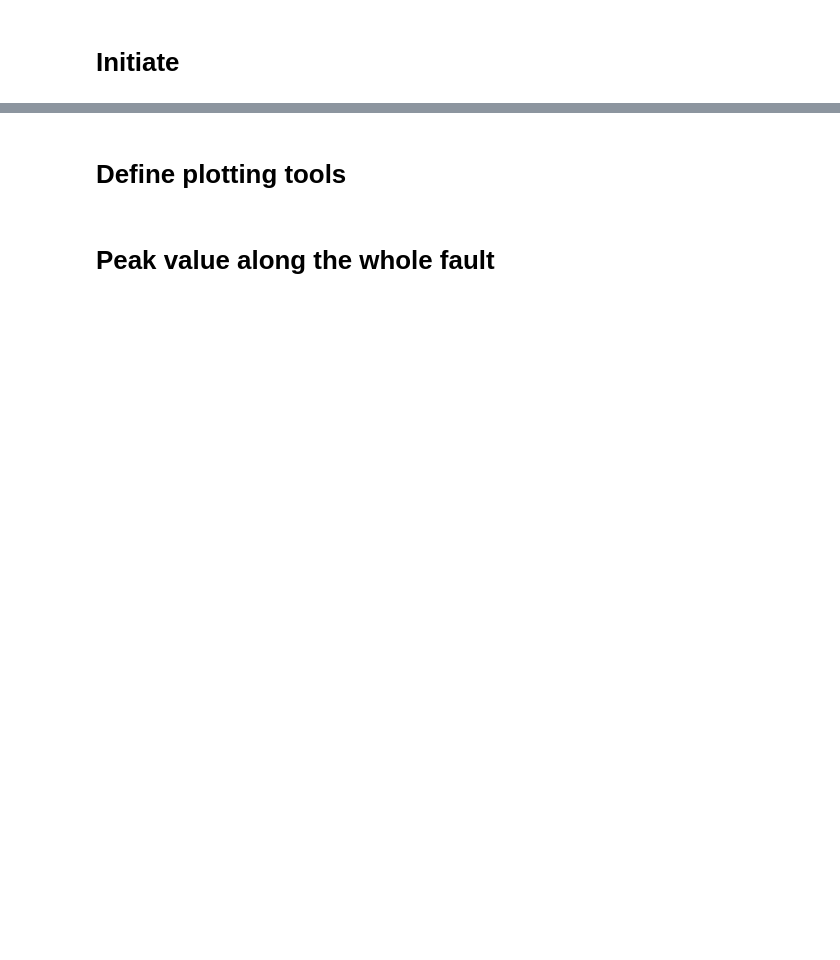
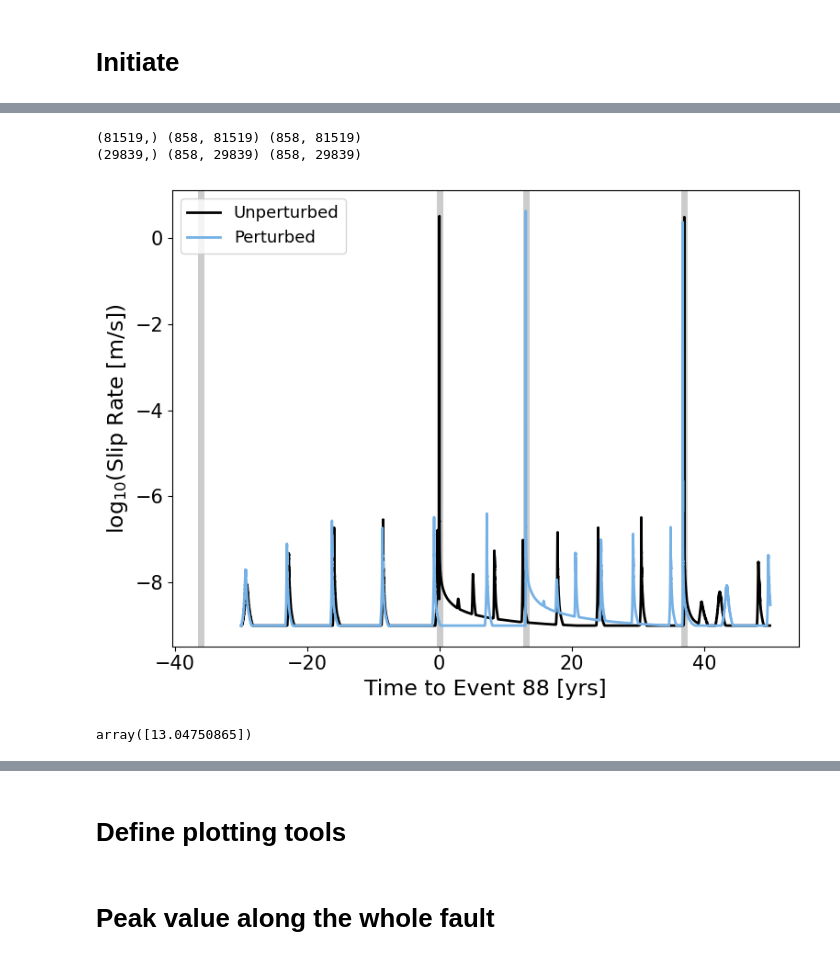
Before and after one commit to JeenaYun/jeena-tandem, a Jupyter notebook: scripts/compare_outputs.ipynb, the cells around one changed output, grey strips where cells are left out. Cells and saved outputs as stored; diff of their text form; code cells hidden in the pictures; blank space fills up the shorter version.

```diff
--- a/scripts/compare_outputs.ipynb
+++ b/scripts/compare_outputs.ipynb
@@ -32,0 +103,42 @@ plt.show()
+# %%
+def get_var(model,ref=False,trange=None):
+    t = model.variables['time'].data[1:]
+    # V = model.variables['sliprate'].data
+    V = np.log10(abs(model.variables['sliprate'].data))
+    tau = abs(model.variables['shearT'].data)
+    if ref:
+        ti = np.where(np.logical_and(t>=trange[0],t<=trange[1]))[0]
+        t = t[ti]
+        V = V[:,ti]
+        tau = tau[:,ti]
+    print(t.shape,V.shape,tau.shape)
+    return t,V,tau
+
+after_pert_t,after_pert_V,after_pert_tau = get_var(after_pert)
+ref_t,ref_V,ref_tau = get_var(ref,ref=True,trange=[after_pert_t[0],after_pert_t[-1]])
+
+yr2sec = 3600*24*365
+fig,ax=plt.subplots(figsize=(8,6))
+ax.plot((ref_t-ref.tstart[88])/yr2sec,np.max(ref_V,axis=0),'k',lw=2,label='Unperturbed',zorder=3)
+ax.plot((after_pert_t-ref.tstart[88])/yr2sec,np.max(after_pert_V,axis=0),color=mp.myblue,lw=2,label='Perturbed',zorder=3)
+yl = ax.get_ylim()
+ax.vlines((ref.tstart[82]-ref.tstart[88])/yr2sec,yl[0],yl[1],color='0.8',lw=5)
+# ax.vlines((ref.tstart[83]-ref.tstart[88])/yr2sec,yl[0],yl[1],color='0.8',lw=5)
+ax.vlines((ref.tstart[88]-ref.tstart[88])/yr2sec,yl[0],yl[1],color='0.8',lw=5)
+ax.vlines((ref.tstart[89]-ref.tstart[88])/yr2sec,yl[0],yl[1],color='0.8',lw=5)
+ax.vlines((after_pert.tstart[after_pert.system_wide]-ref.tstart[88])/yr2sec,yl[0],yl[1],color='0.8',lw=5)
+ax.legend(fontsize=13)
+ax.set_xlabel('Time to Event 88 [yrs]',fontsize=17)
+ax.set_ylabel('log$_{10}$(Slip Rate [m/s])',fontsize=17)
+# plt.xlim([2.71209e10,2.71211e10])
+plt.ylim(yl)
+plt.tight_layout()
+plt.show()
+# %% [output]
+(81519,) (858, 81519) (858, 81519)
+(29839,) (858, 29839) (858, 29839)
+[figure, added]
+# %%
+(after_pert.tstart[after_pert.system_wide]-ref.tstart[88])/yr2sec
+# %% [output]
+array([13.04750865])
```
Also changed, not shown: parts of 54 cells of this notebook, 31 other files.
